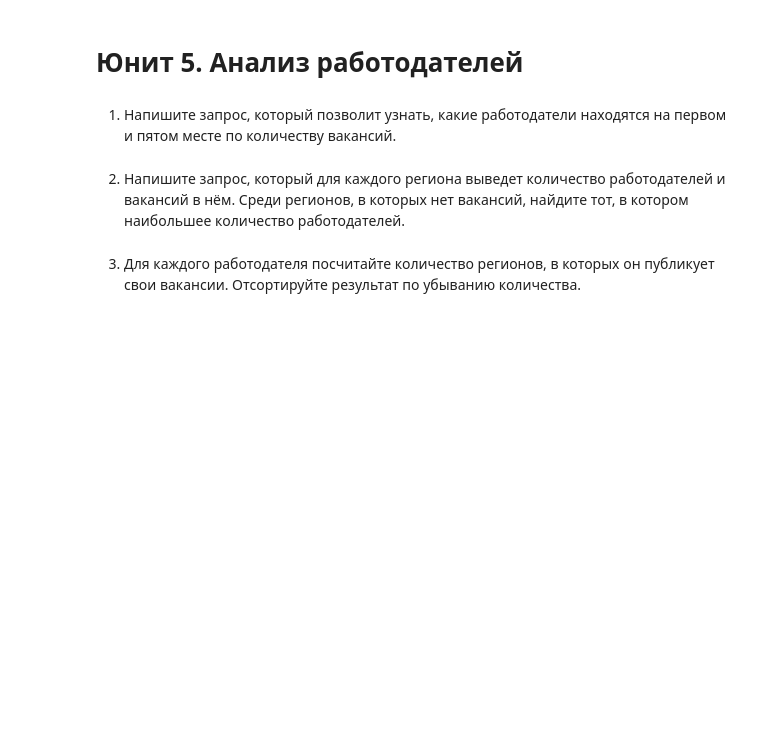
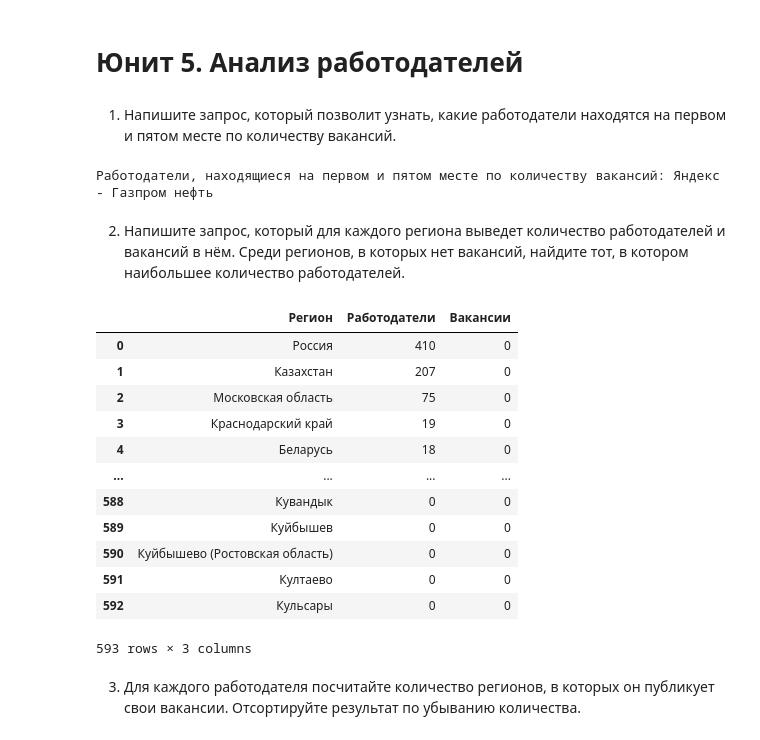
Before and after one commit to V3ence/DS_education, a Jupyter notebook: project_2/Project_2_Ноутбук_шаблон.ipynb, the cells around one changed output. Saved outputs shown, nothing was run; the diff lists cells and outputs as text; code cells hidden in the pictures; blank space fills up the shorter version.

```diff
--- a/project_2/Project_2_Ноутбук_шаблон.ipynb
+++ b/project_2/Project_2_Ноутбук_шаблон.ipynb
@@ -166,12 +223,42 @@ df4.info()
 # %%
-# результат запроса
+df5_1 = pd.read_sql_query(query_5_1, connection)
+print('Работодатели, находящиеся на первом и пятом месте по количеству вакансий:', df5_1.iloc[0][0],"-",df5_1.iloc[4][0])
+# %% [output]
+Работодатели, находящиеся на первом и пятом месте по количеству вакансий: Яндекс - Газпром нефть
 # %% [markdown]
 2. Напишите запрос, который для каждого региона выведет количество работодателей и вакансий в нём.
 Среди регионов, в которых нет вакансий, найдите тот, в котором наибольшее количество работодателей.
 # %%
-# текст запроса
+query_5_2 = f'''
+SELECT
+    a.name Регион,
+    count (distinct e.id) Работодатели,
+    count (distinct v.id) Вакансии
+FROM
+    areas a
+LEFT JOIN vacancies v ON v.area_id = a.id
+LEFT JOIN employers e ON e.area = a.id
+WHERE v.id IS NULL
+GROUP BY 1
+ORDER BY 2 DESC
+'''
 # %%
-# результат запроса
+df5_2 = pd.read_sql_query(query_5_2, connection)
+display(df5_2)
+# %% [output]
+|  | Регион | Работодатели | Вакансии |
+| 0 | Россия | 410 | 0 |
+| 1 | Казахстан | 207 | 0 |
+| 2 | Московская область | 75 | 0 |
+| 3 | Краснодарский край | 19 | 0 |
+| 4 | Беларусь | 18 | 0 |
+| ... | ... | ... | ... |
+| 588 | Кувандык | 0 | 0 |
+| 589 | Куйбышев | 0 | 0 |
+| 590 | Куйбышево (Ростовская область) | 0 | 0 |
+| 591 | Култаево | 0 | 0 |
+| 592 | Кульсары | 0 | 0 |
+593 rows × 3 columns
 # %% [markdown]
 3. Для каждого работодателя посчитайте количество регионов, в которых он публикует свои вакансии. Отсортируйте результат по убыванию количества.
 # %%
```
Also changed, not shown: parts of 43 cells of this notebook.
